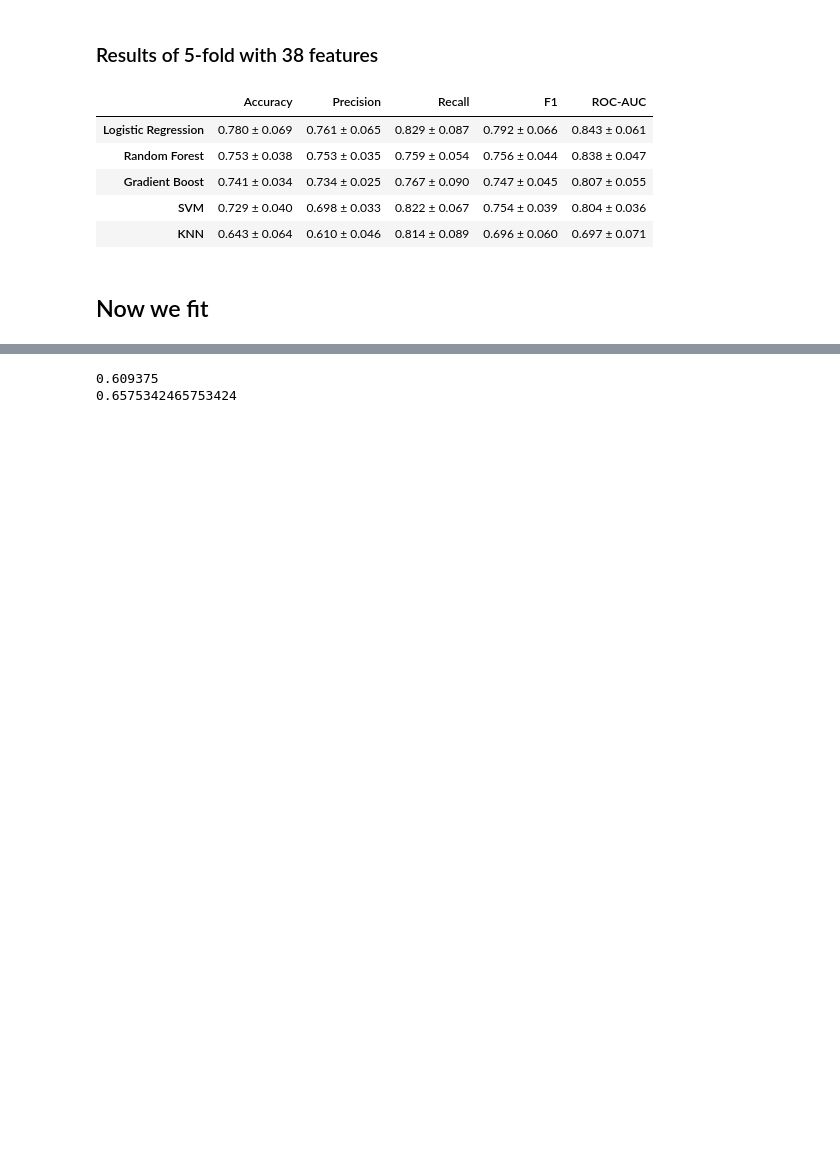
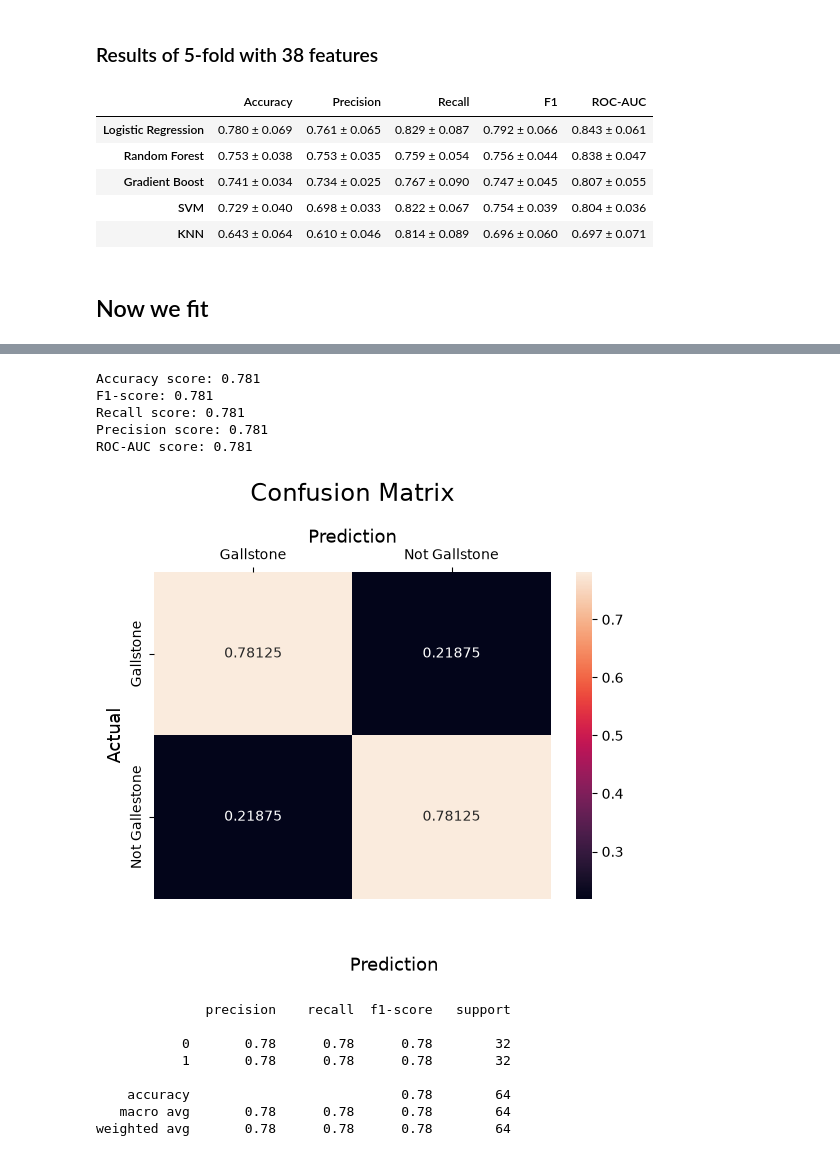
Before and after one commit to esoey/DAT540-Project, a Jupyter notebook: project_gd.ipynb, the cells around one changed output, grey strips where cells are left out. Cells and saved outputs as stored; diff of their text form; code cells hidden in the pictures; blank space fills up the shorter version.

```diff
--- a/project_gd.ipynb
+++ b/project_gd.ipynb
@@ -449,11 +449,11 @@ display(comparison.round(3))
 # %% [markdown]
 ## Now we fit
 # %%
-model = LogisticRegression()
+model = LogisticRegression(random_state=1)
 model.fit(X_train, y_train)
 # make predictions
-y_hat = model.predict(X_test)
+y_pred = model.predict(X_test)
 # evaluate predictions
-mae = mean_absolute_error(y_test, y_hat)
+mae = mean_absolute_error(y_test, y_pred)
 print('Mean Absolute Error: %.3f' % mae)
 # %% [output]
@@ -461,6 +469,40 @@ Mean Absolute Error: 0.391
 # %%
-print(accuracy_score(y_test, y_hat))
-print(f1_score(y_test, y_hat))
+print('Accuracy score: %.3f' % accuracy_score(y_test, y_pred))
+print('F1-score: %.3f' % f1_score(y_test, y_pred))
+print('Recall score: %.3f' % recall_score(y_test, y_pred))
+print('Precision score: %.3f' % precision_score(y_test, y_pred))
+print('ROC-AUC score: %.3f' % roc_auc_score(y_test, y_pred))
 # %% [output]
-0.609375
-0.6575342465753424
+Accuracy score: 0.781
+F1-score: 0.781
+Recall score: 0.781
+Precision score: 0.781
+ROC-AUC score: 0.781
+# %%
+cm = confusion_matrix(y_test, y_pred, normalize='true')
+
+sns.heatmap(cm,
+            annot=True,
+            fmt='g',
+            xticklabels=['Gallstone','Not Gallstone'],
+            yticklabels=['Gallstone','Not Gallestone'])
+plt.ylabel('Actual', fontsize=13)
+plt.title('Confusion Matrix', fontsize=17, pad=20)
+plt.gca().xaxis.set_label_position('top')
+plt.xlabel('Prediction', fontsize=13)
+plt.gca().xaxis.tick_top()
+
+plt.gca().figure.subplots_adjust(bottom=0.2)
+plt.gca().figure.text(0.5, 0.05, 'Prediction', ha='center', fontsize=13)
+plt.show()
+print(classification_report(y_test, y_pred))
+# %% [output]
+[figure, added]
+              precision    recall  f1-score   support
+
+           0       0.78      0.78      0.78        32
+           1       0.78      0.78      0.78        32
+
+    accuracy                           0.78        64
+   macro avg       0.78      0.78      0.78        64
+weighted avg       0.78      0.78      0.78        64
```
Also changed, not shown: parts of 3 cells of this notebook.
